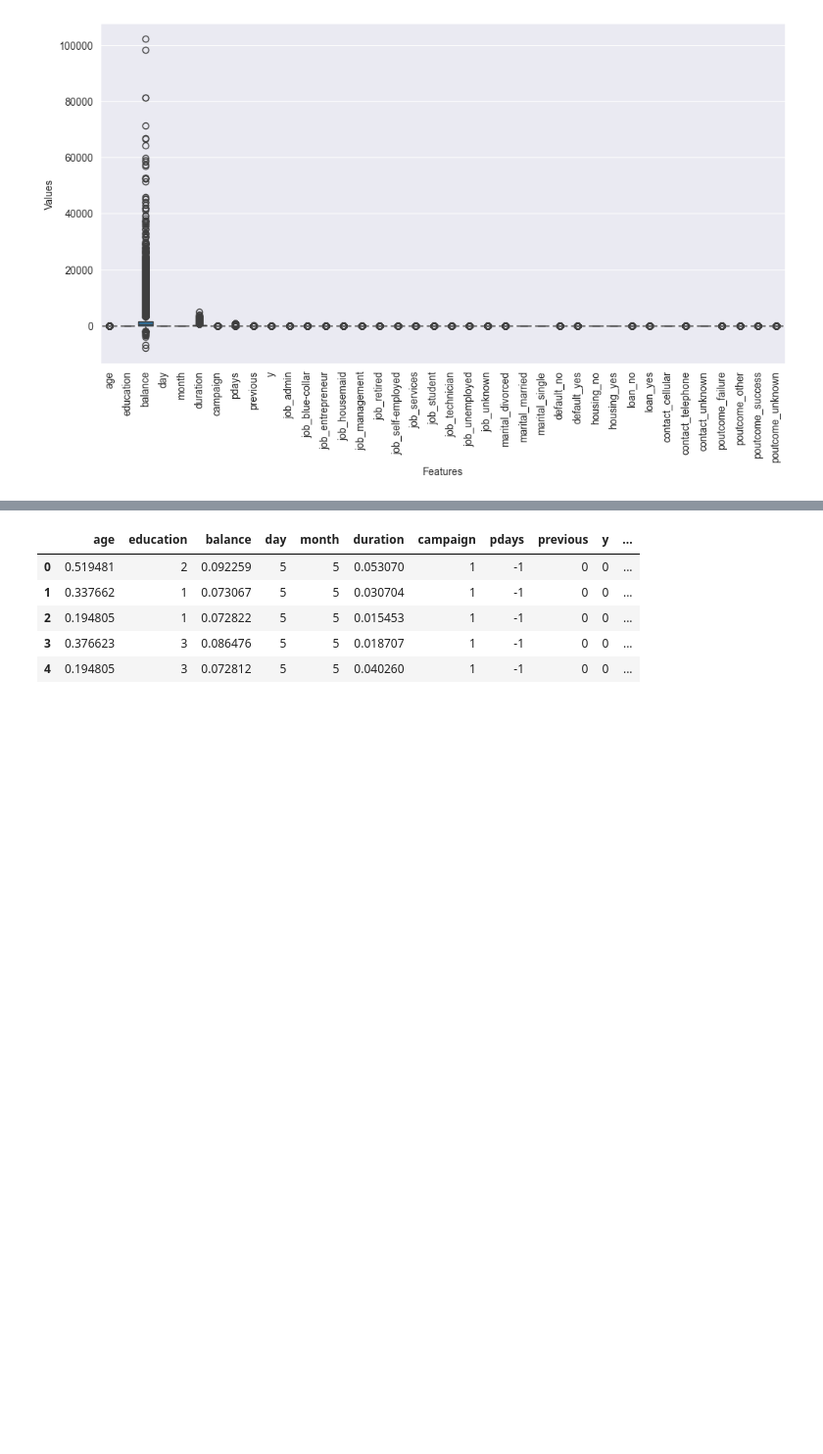
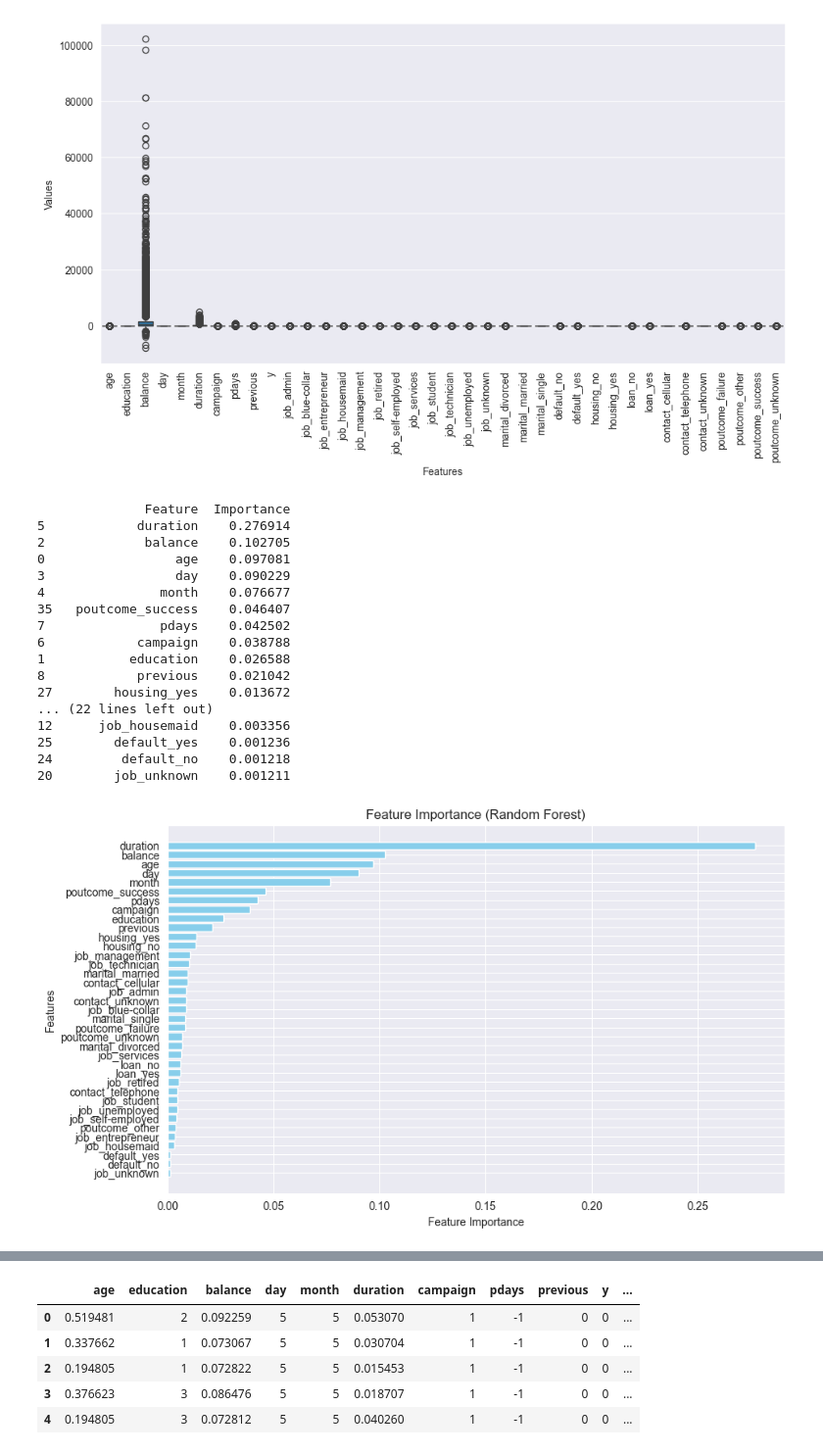
Before and after one commit to BinaraMendis7/Machine-learning, a Jupyter notebook: Mlcw.ipynb, the cells around one changed output, grey strips where cells are left out. Shown: that part at 98% size. Saved outputs shown, nothing was run; the diff lists cells and outputs as text; code cells hidden in the pictures; blank space fills up the shorter version.

Commit message:
Identified feature importance

```diff
--- a/Mlcw.ipynb
+++ b/Mlcw.ipynb
@@ -200,3 +200,55 @@ plt.xticks(rotation=90)
 plt.show()
 # %% [output]
 [figure]
+# %%
+from sklearn.ensemble import RandomForestClassifier
+import matplotlib.pyplot as plt
+import numpy as np
+
+x_train=df.drop(columns=['y'])
+y_train=df['y']
+
+# Train a Random Forest Classifier
+rf = RandomForestClassifier(n_estimators=100, random_state=42)
+rf.fit(x_train, y_train)
+
+# Get feature importances
+feature_importances = rf.feature_importances_
+
+# Map feature importances to feature names
+features = x_train.columns  # Feature names from your dataset
+importance_df = pd.DataFrame({'Feature': features, 'Importance': feature_importances})
+
+# Sort features by importance
+importance_df = importance_df.sort_values(by='Importance', ascending=False)
+
+# Display the top features
+print(importance_df)
+
+# Visualize the feature importances
+plt.figure(figsize=(10, 6))
+plt.barh(importance_df['Feature'], importance_df['Importance'], color='skyblue')
+plt.xlabel("Feature Importance")
+plt.ylabel("Features")
+plt.title("Feature Importance (Random Forest)")
+plt.gca().invert_yaxis()
+plt.show()
+# %% [output]
+              Feature  Importance
+5            duration    0.276914
+2             balance    0.102705
+0                 age    0.097081
+3                 day    0.090229
+4               month    0.076677
+35   poutcome_success    0.046407
+7               pdays    0.042502
+6            campaign    0.038788
+1           education    0.026588
+8            previous    0.021042
+27        housing_yes    0.013672
+... (22 lines left out)
+12      job_housemaid    0.003356
+25        default_yes    0.001236
+24         default_no    0.001218
+20        job_unknown    0.001211
+[figure, added]
```
Also changed, not shown: parts of 7 cells of this notebook.
